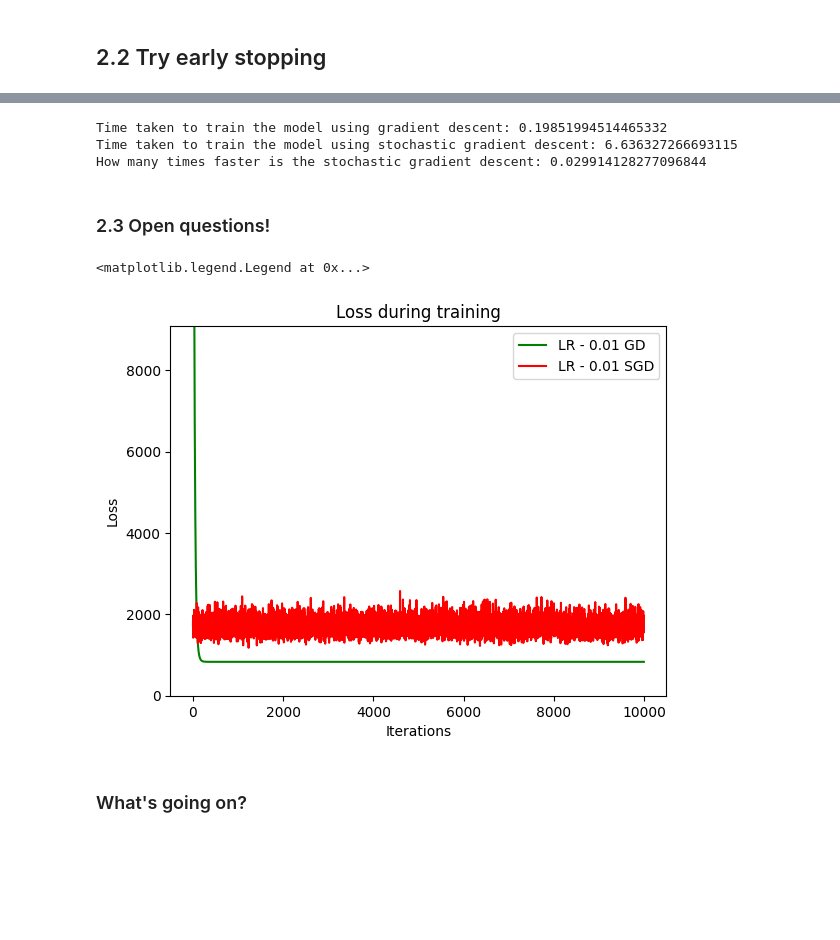
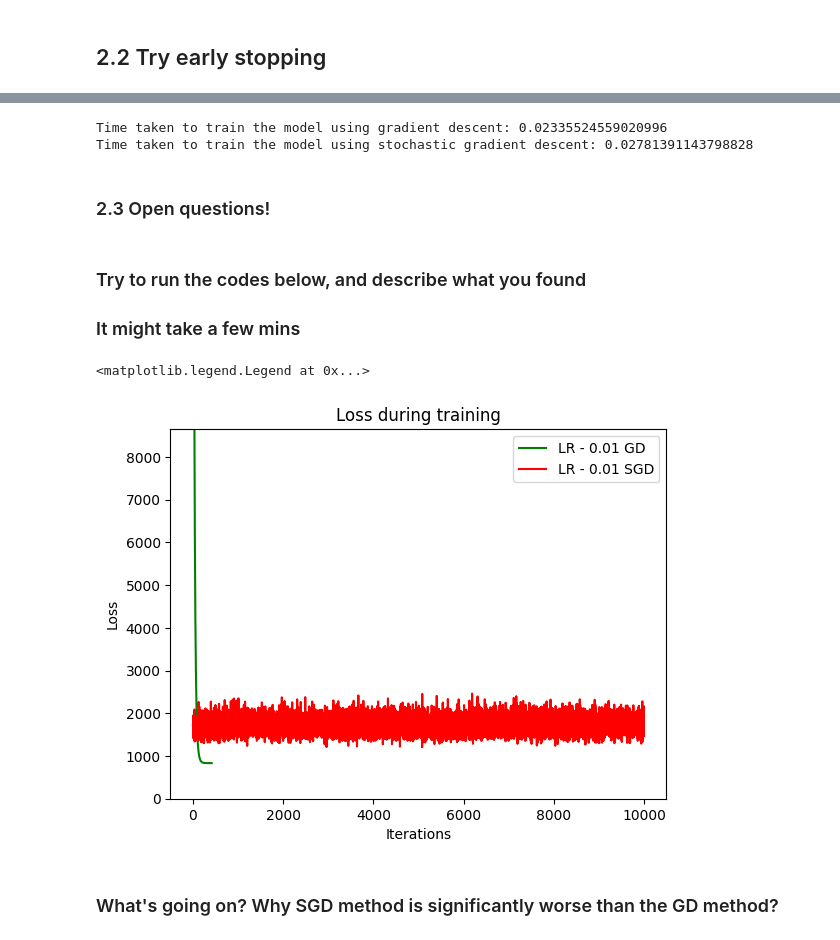
Before and after one commit to JackieUltra/Workshop-3-LinearModels_GD, a Jupyter notebook: LM_playground.ipynb, the cells around one changed output, grey strips where cells are left out. Cells and saved outputs as stored; diff of their text form; code cells hidden in the pictures; blank space fills up the shorter version.

```diff
--- a/LM_playground.ipynb
+++ b/LM_playground.ipynb
@@ -218,36 +221,37 @@ plt.legend()
 ### Let's compare the time it takes to train the model using gradient descent and stochastic gradient descent
 print(f"Time taken to train the model using gradient descent: {end_time_gd - time_gd}")
 print(f"Time taken to train the model using stochastic gradient descent: {end_time_sgd - time_sgd}")
-print(f"How many times faster is the stochastic gradient descent: {(end_time_gd - time_gd) / (end_time_sgd - time_sgd)}")
 # %% [output]
-Time taken to train the model using gradient descent: 0.19851994514465332
-Time taken to train the model using stochastic gradient descent: 6.636327266693115
-How many times faster is the stochastic gradient descent: 0.029914128277096844
+Time taken to train the model using gradient descent: 0.02335524559020996
+Time taken to train the model using stochastic gradient descent: 0.02781391143798828
 # %% [markdown]
 ### 2.3 Open questions!
+# %% [markdown]
+### Try to run the codes below, and describe what you found
+### It might take a few mins
 # %%
 ### set lr as 0.01
 ### set n_iterations as 1000
 X, y = make_regression(n_samples=10000, n_features=50, noise=30, random_state=42)
 X_train, X_test, y_train, y_test = X[:800], X[800:], y[:800], y[800:]
 
 model_gd = LinearModels(learning_rate=0.01, n_iterations=10000)
-model_gd.train(X_train, y_train)
+model_gd.train(X_train, y_train, early_stop= True)
 plt.plot(model_gd.log['iterations'], model_gd.log['error'], label='LR - 0.01 GD', color='green')
 
 model_sgd = LinearModels(learning_rate=0.01, n_iterations=10000)
-model_sgd.train_SGD(X_train, y_train)
+model_sgd.train_SGD(X_train, y_train, early_stop= True)
 
 plt.plot(model_sgd.log['iterations'], model_sgd.log['error'], label='LR - 0.01 SGD', color='red')
 
 plt.ylabel("Loss")
 plt.xlabel("Iterations")
 ylim = min(model_gd.log['error'][0], model_sgd.log['error'][0])
 plt.ylim(0, ylim*5)
 plt.title("Loss during training")
 plt.legend()
 # %% [output]
 <matplotlib.legend.Legend at 0x...>
-[figure, old version]
+[figure, new version]
 # %% [markdown]
-### What's going on?
+### What's going on? Why SGD method is significantly worse than the GD method?
```
Also changed, not shown: parts of 7 cells of this notebook.
